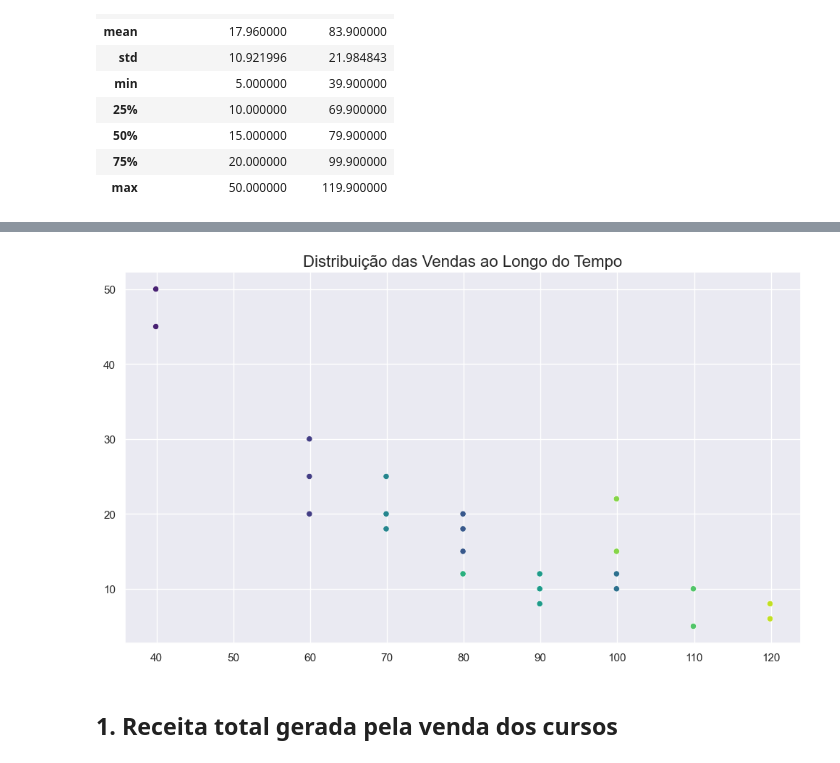
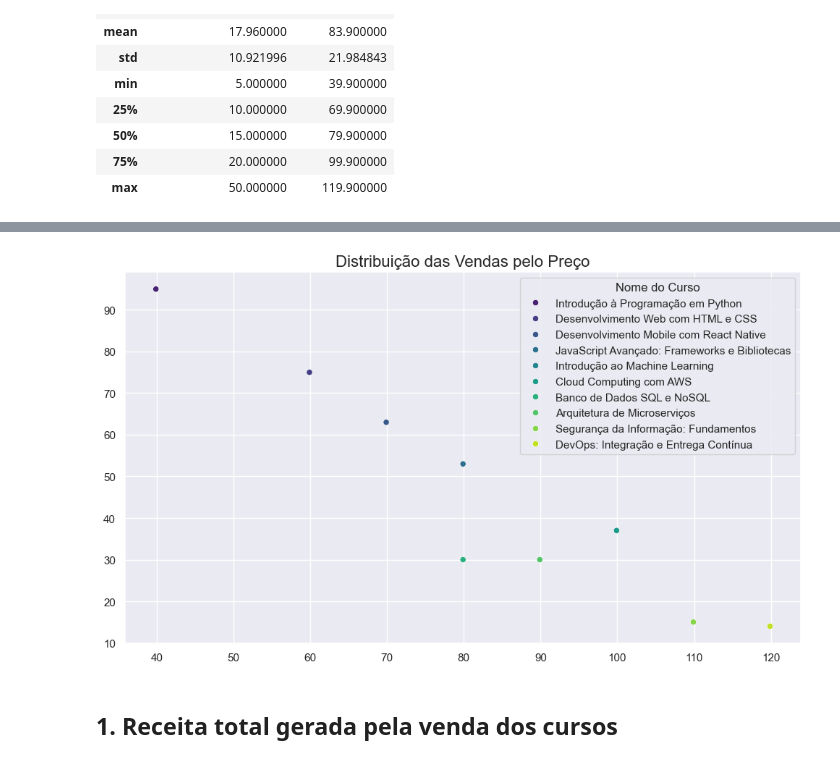
Before and after one commit to Igorsmh/Igor_TrilhaDadosJR-JUN15, a Jupyter notebook: notebooks/eda.ipynb, the cells around one changed output, grey strips where cells are left out. Cells and saved outputs as stored; diff of their text form; code cells hidden in the pictures.

Commit message:
Add-Scatterplot

```diff
--- a/notebooks/eda.ipynb
+++ b/notebooks/eda.ipynb
@@ -57,3 +57,18 @@ vend_cursos.describe()
 # %%
 # Vou alterar o tipo de dados da coluna 'Data' para facilitar manipulações futuras
 vend_cursos['Data'] = pd.to_datetime(vend_cursos['Data'])
+# %%
+vendas_totais_curso = vend_cursos.groupby('Nome do Curso')\
+    ['Quantidade de Vendas'].sum()
+
+precos = vend_cursos.drop_duplicates(subset='Nome do Curso')\
+    .set_index('Nome do Curso')['Preço Unitário']
+
+result = pd.concat([vendas_totais_curso, precos], axis=1).reset_index()
+
+result.columns = ['Nome do Curso', 'Quantidade Total de Vendas', 'Preço Unitário']
+
+df_cursos = result.sort_values('Quantidade Total de Vendas', ascending=False)\
+    .reset_index().drop('index',axis=1)
+
+df_cursos
@@ -60,15 +87,17 @@ vend_cursos['Data'] = pd.to_datetime(vend_cursos['Data'])
 # %%
 sns.set_theme(style="darkgrid")
 
 plt.figure(figsize=(10, 6))
-sns.scatterplot(data=vend_cursos, x="Preço Unitário", y="Quantidade de Vendas",hue='Nome do Curso', palette='viridis',legend=False)
-plt.title('Distribuição das Vendas ao Longo do Tempo', fontsize=16)
+sns.scatterplot(data=df_cursos, x="Preço Unitário", y="Quantidade Total de Vendas",\
+                hue='Nome do Curso', palette='viridis',)
+
+plt.title('Distribuição das Vendas pelo Preço', fontsize=16)
 plt.xlabel('')
 plt.ylabel('')
 plt.tight_layout()
 plt.show()
 # %% [output]
-[figure, old version]
+[figure, new version]
 # %% [markdown]
 ## <a> 1. Receita total gerada pela venda dos cursos </a>
 # %%
```
Also changed, not shown: parts of 5 cells of this notebook.
